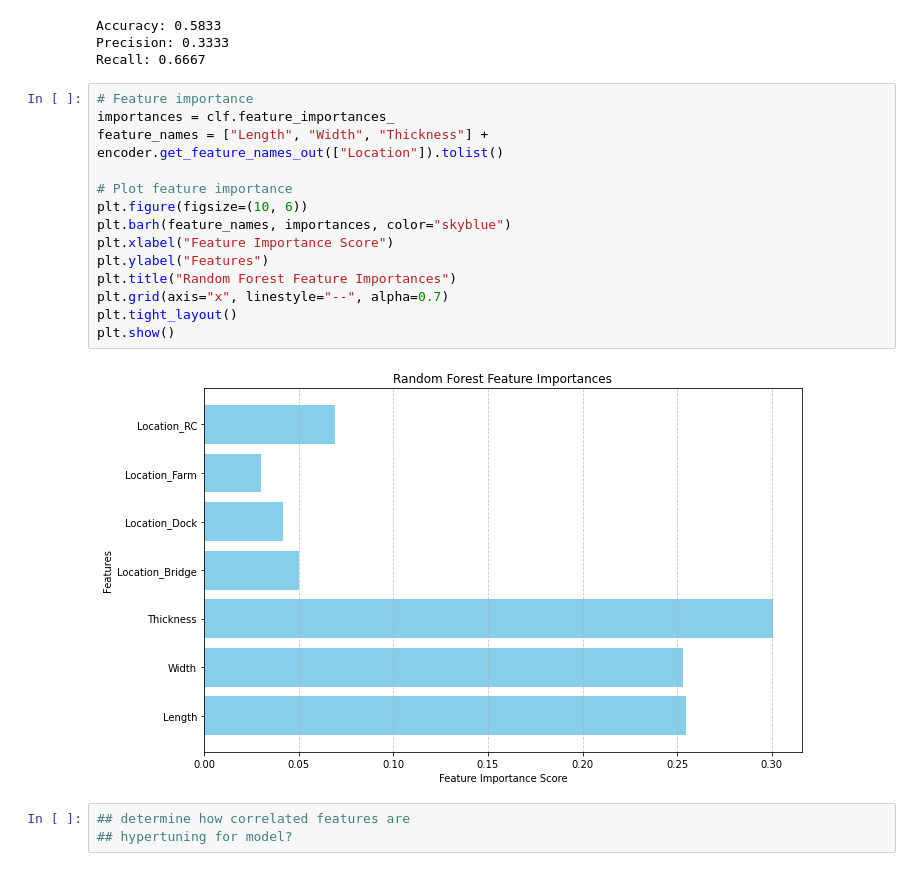
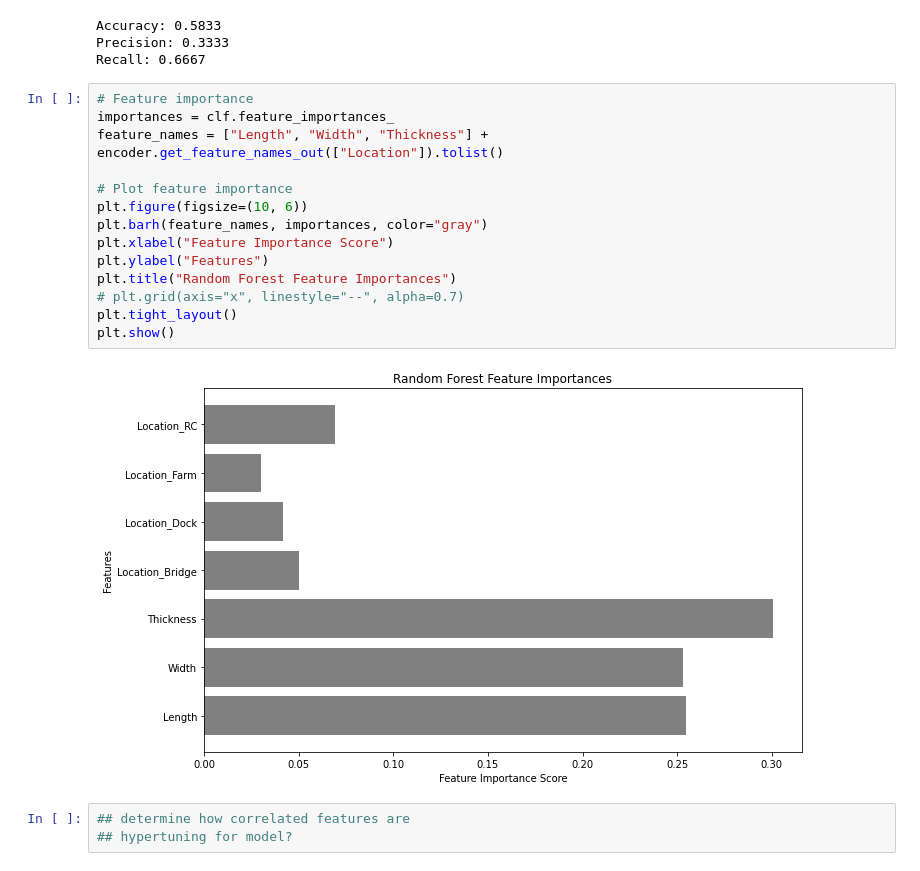
Before and after one commit to henrysun9074/oysterdrill, a Jupyter notebook: code/trial1.ipynb, the cells around one changed output. Saved outputs shown, nothing was run; the diff lists cells and outputs as text.

Commit message:
Making figures

```diff
--- a/code/trial1.ipynb
+++ b/code/trial1.ipynb
@@ -290,19 +323,19 @@ Recall: 0.6667
 # %%
 # Feature importance
 importances = clf.feature_importances_
 feature_names = ["Length", "Width", "Thickness"] + encoder.get_feature_names_out(["Location"]).tolist()
 
 # Plot feature importance
 plt.figure(figsize=(10, 6))
-plt.barh(feature_names, importances, color="skyblue")
+plt.barh(feature_names, importances, color="gray")
 plt.xlabel("Feature Importance Score")
 plt.ylabel("Features")
 plt.title("Random Forest Feature Importances")
-plt.grid(axis="x", linestyle="--", alpha=0.7)
+# plt.grid(axis="x", linestyle="--", alpha=0.7)
 plt.tight_layout()
 plt.show()
 # %% [output]
-[figure, old version]
+[figure, new version]
 # %%
 ## determine how correlated features are
 ## hypertuning for model?
```
Also changed, not shown: parts of 3 cells of this notebook.
